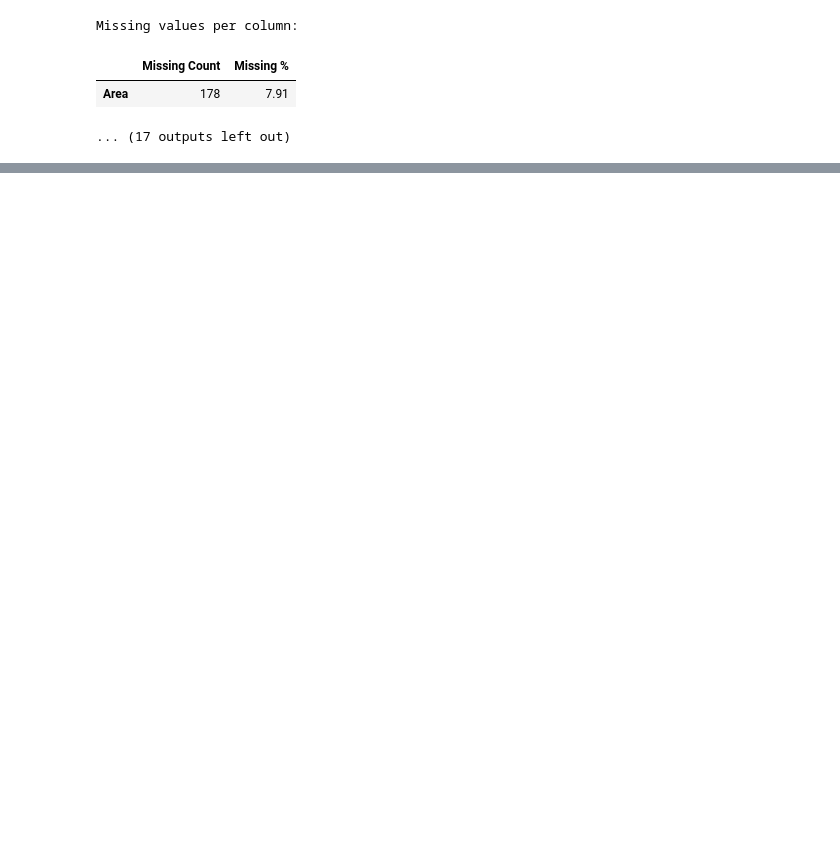
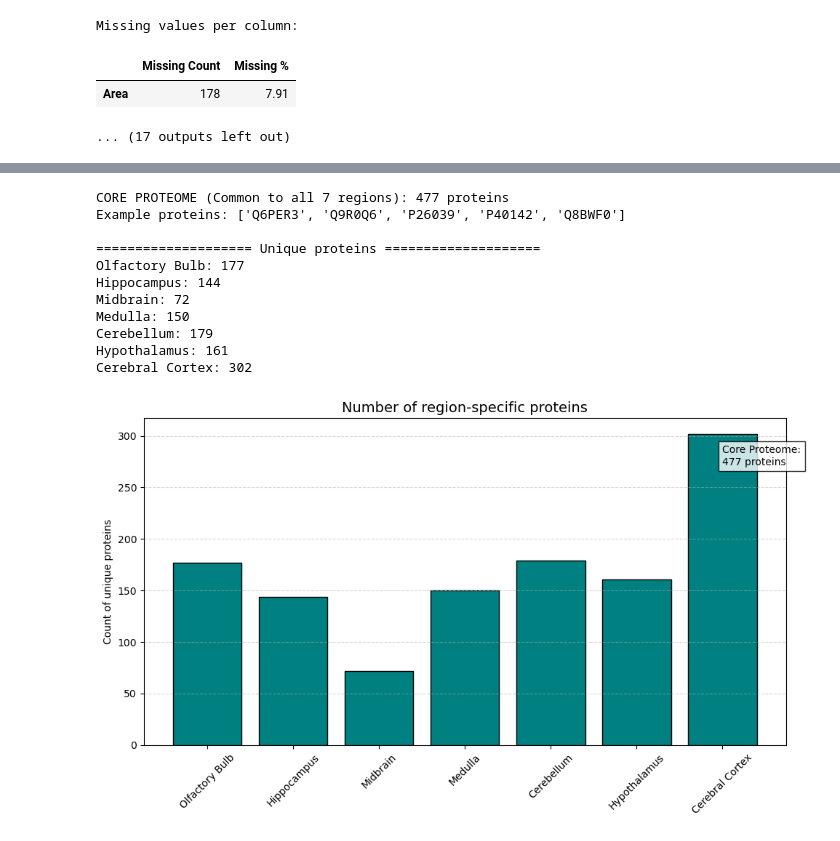
Before and after one commit to ikotsov/proteomic-analysis, a Jupyter notebook: notebooks/data_exploration.ipynb, the cells around one changed output, grey strips where cells are left out. Cells and saved outputs as stored; diff of their text form; code cells hidden in the pictures; blank space fills up the shorter version.

```diff
--- a/notebooks/data_exploration.ipynb
+++ b/notebooks/data_exploration.ipynb
@@ -477,0 +627,61 @@ kor_df_sup.head(3)
+# %%
+# Create a dictionary to hold the FINAL combined sets of proteins
+combined_brain_data = {}
+
+for region in common_regions:
+    # Get sets from both studies (using the mapped IDs)
+    set_old = set(taraslia_dfs_dict[region]['UniprotID'].dropna())
+    set_new = set(korovesi_dfs_dict[region]['UniprotID'].dropna())
+
+    # Union: Keep a protein if it appears in EITHER study
+    combined_set = set_old.union(set_new)
+    combined_brain_data[region] = combined_set
+# %%
+# The "Core Proteome" (Proteins found in ALL 7 regions)
+core_proteome = set.intersection(*combined_brain_data.values())
+
+print(f"CORE PROTEOME (Common to all 7 regions): {len(core_proteome)} proteins")
+print(f"Example proteins: {list(core_proteome)[:5]}")
+
+# Region-Specific Proteins (Found ONLY in one region)
+print(f"\n{'='*20} Unique proteins {'='*20}")
+unique_markers = {}
+
+for region, current_set in combined_brain_data.items():
+    # Union of ALL OTHER regions
+    other_regions = set.union(*[s for r, s in combined_brain_data.items() if r != region])
+
+    # Subtract others from current
+    unique_to_this_region = current_set - other_regions
+    unique_markers[region] = len(unique_to_this_region)
+
+    print(f"{region}: {len(unique_to_this_region)}")
+
+# Plot of the Results
+plt.figure(figsize=(10, 6))
+plt.bar(unique_markers.keys(), unique_markers.values(), color='teal', edgecolor='black')
+plt.title("Number of region-specific proteins", fontsize=14)
+plt.ylabel("Count of unique proteins")
+plt.xticks(rotation=45)
+plt.grid(axis='y', linestyle='--', alpha=0.5)
+
+# Add label for the Core Proteome for context
+plt.text(len(unique_markers)-1, max(unique_markers.values())*0.9,
+         f"Core Proteome:\n{len(core_proteome)} proteins",
+         bbox=dict(facecolor='white', alpha=0.8, edgecolor='black'))
+
+plt.tight_layout()
+plt.show()
+# %% [output]
+CORE PROTEOME (Common to all 7 regions): 477 proteins
+Example proteins: ['Q6PER3', 'Q9R0Q6', 'P26039', 'P40142', 'Q8BWF0']
+
+==================== Unique proteins ====================
+Olfactory Bulb: 177
+Hippocampus: 144
+Midbrain: 72
+Medulla: 150
+Cerebellum: 179
+Hypothalamus: 161
+Cerebral Cortex: 302
+[figure, added]
```
Also changed, not shown: parts of 17 cells of this notebook.
